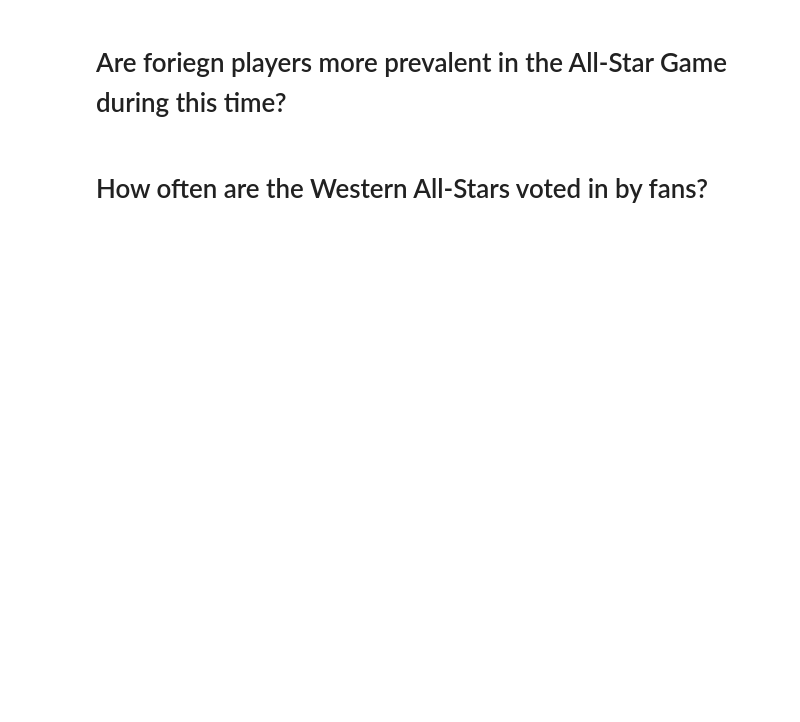
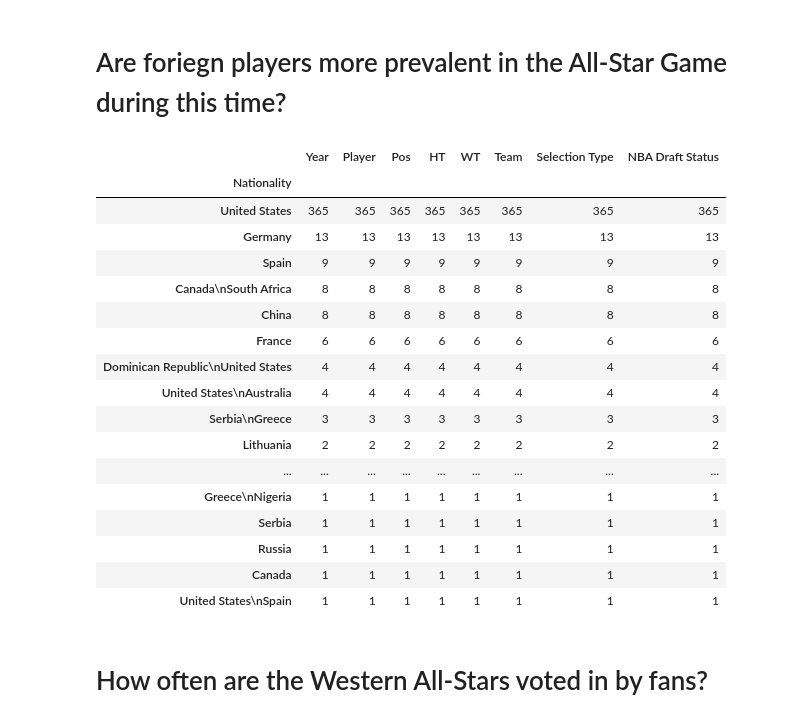
Before and after one commit to cjsachs/AirBnB-NBA-All-Stars, a Jupyter notebook: NBA All-Star Weekend Challenge.ipynb, the cells around one changed output. Saved outputs shown, nothing was run; the diff lists cells and outputs as text; code cells hidden in the pictures; blank space fills up the shorter version.

```diff
--- a/NBA All-Star Weekend Challenge.ipynb
+++ b/NBA All-Star Weekend Challenge.ipynb
@@ -17,4 +88,27 @@ Once completed, commit this notebook to github and submit the link to the google
 # %% [markdown]
 # Are foriegn players more prevalent in the All-Star Game during this time?
+# %%
+nbaStats.groupby(['Nationality']).count().sort_values('Player', ascending=False)
+
+# Answer: United States is much more prevalent in the All-Star games.
+# %% [output]
+|  | Year | Player | Pos | HT | WT | Team | Selection Type | NBA Draft Status |
+| Nationality |  |  |  |  |  |  |  |  |
+| United States | 365 | 365 | 365 | 365 | 365 | 365 | 365 | 365 |
+| Germany | 13 | 13 | 13 | 13 | 13 | 13 | 13 | 13 |
+| Spain | 9 | 9 | 9 | 9 | 9 | 9 | 9 | 9 |
+| Canada\nSouth Africa | 8 | 8 | 8 | 8 | 8 | 8 | 8 | 8 |
+| China | 8 | 8 | 8 | 8 | 8 | 8 | 8 | 8 |
+| France | 6 | 6 | 6 | 6 | 6 | 6 | 6 | 6 |
+| Dominican Republic\nUnited States | 4 | 4 | 4 | 4 | 4 | 4 | 4 | 4 |
+| United States\nAustralia | 4 | 4 | 4 | 4 | 4 | 4 | 4 | 4 |
+| Serbia\nGreece | 3 | 3 | 3 | 3 | 3 | 3 | 3 | 3 |
+| Lithuania | 2 | 2 | 2 | 2 | 2 | 2 | 2 | 2 |
+| ... | ... | ... | ... | ... | ... | ... | ... | ... |
+| Greece\nNigeria | 1 | 1 | 1 | 1 | 1 | 1 | 1 | 1 |
+| Serbia | 1 | 1 | 1 | 1 | 1 | 1 | 1 | 1 |
+| Russia | 1 | 1 | 1 | 1 | 1 | 1 | 1 | 1 |
+| Canada | 1 | 1 | 1 | 1 | 1 | 1 | 1 | 1 |
+| United States\nSpain | 1 | 1 | 1 | 1 | 1 | 1 | 1 | 1 |
 # %% [markdown]
 # How often are the Western All-Stars voted in by fans?
```
Also changed, not shown: parts of 9 cells of this notebook, 1 other file.
